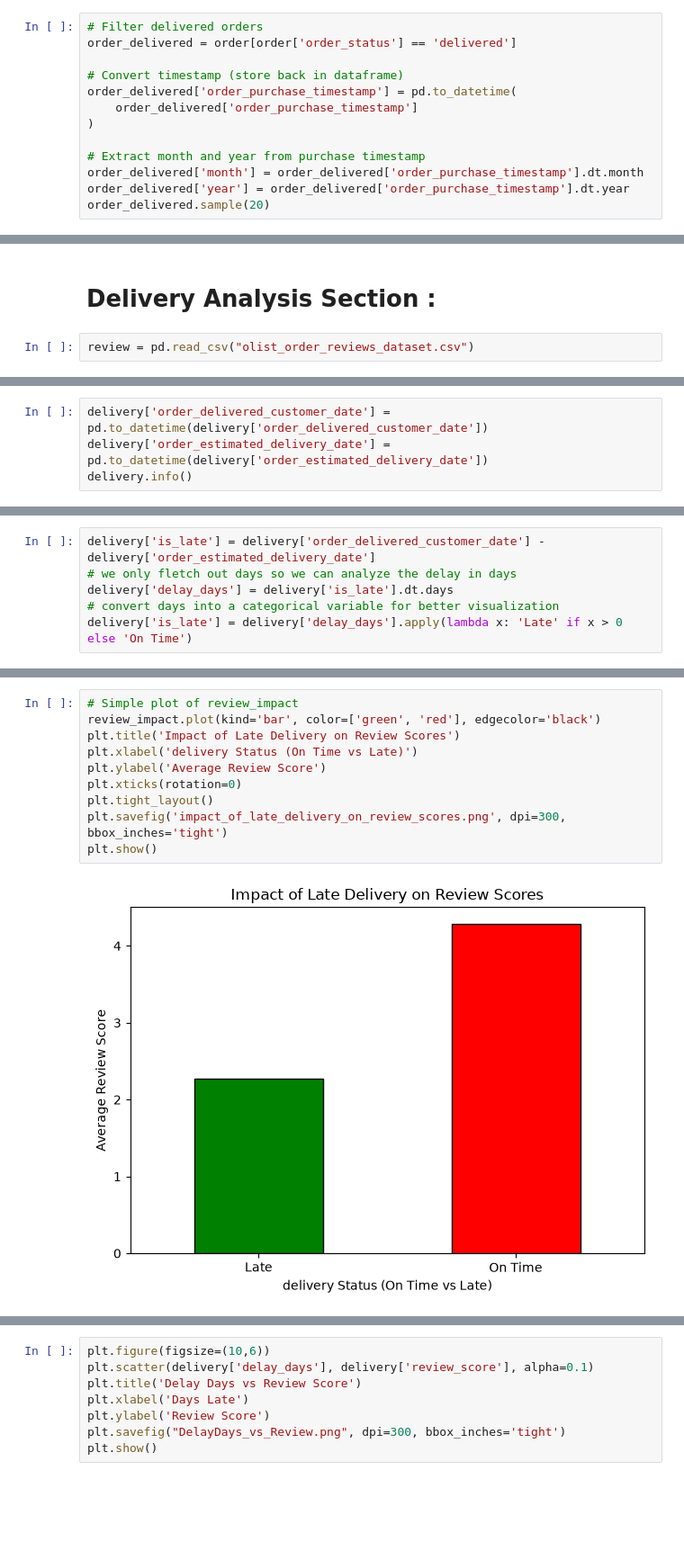
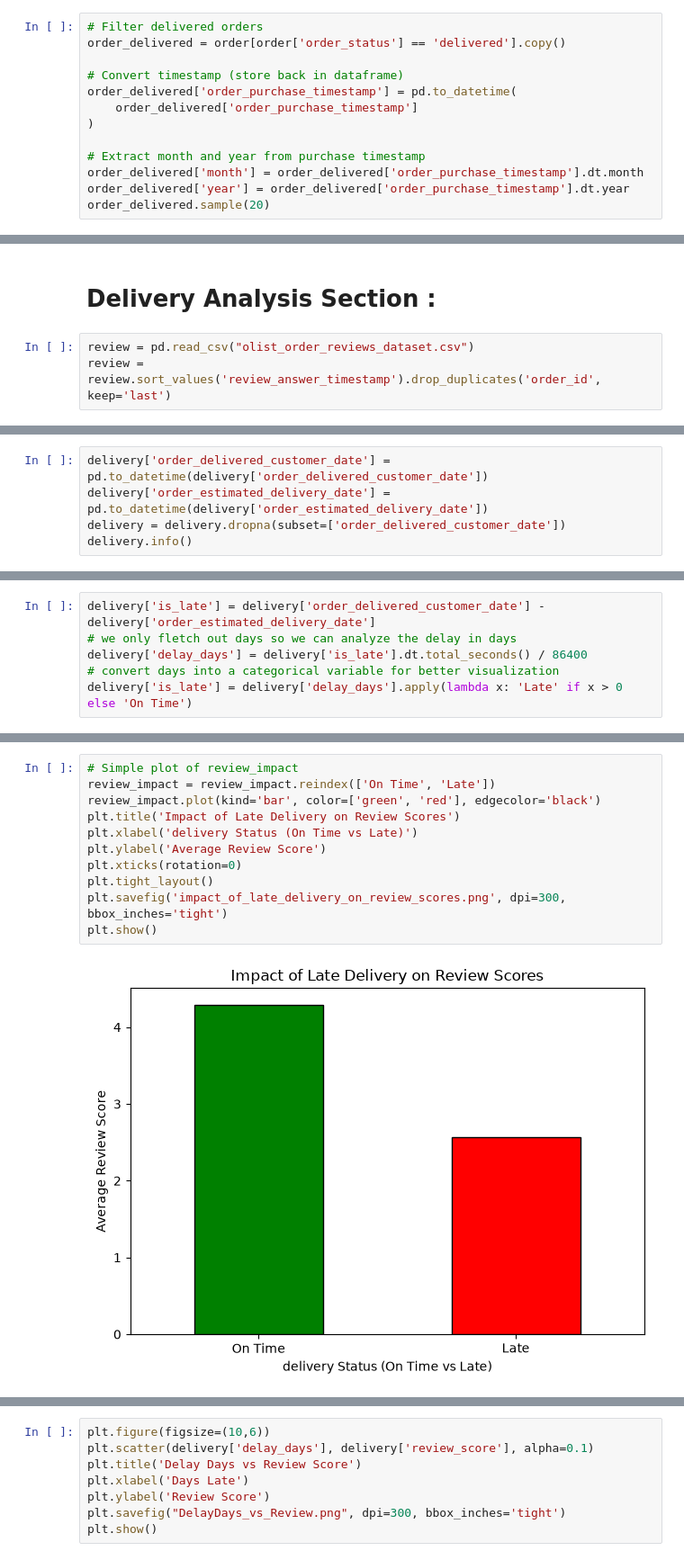
Before and after one commit to Deepanshujha2911/Olist-ecommerce-business-analysis, a Jupyter notebook: main.ipynb, the cells around one changed output, grey strips where cells are left out. Shown at 90% size. Saved outputs shown, nothing was run; the diff lists cells and outputs as text; blank space fills up the shorter version.

```diff
--- a/main.ipynb
+++ b/main.ipynb
@@ -480,6 +455,6 @@ order.sample(20)
 # %%
 # Filter delivered orders
-order_delivered = order[order['order_status'] == 'delivered']
+order_delivered = order[order['order_status'] == 'delivered'].copy()
 
 # Convert timestamp (store back in dataframe)
 order_delivered['order_purchase_timestamp'] = pd.to_datetime(
@@ -672,6 +645,7 @@ Credit cards are the primary payment method for the vast majority of transaction
 # Delivery Analysis Section :
 # %%
 review = pd.read_csv("olist_order_reviews_dataset.csv")
+review = review.sort_values('review_answer_timestamp').drop_duplicates('order_id', keep='last')
 # %%
 delivery=order_delivered.merge(review, on='order_id', how='inner')
 delivery.reset_index(drop=True, inplace=True)
@@ -693,6 +667,7 @@ delivery
 # %%
 delivery['order_delivered_customer_date'] = pd.to_datetime(delivery['order_delivered_customer_date'])
 delivery['order_estimated_delivery_date'] = pd.to_datetime(delivery['order_estimated_delivery_date'])
+delivery = delivery.dropna(subset=['order_delivered_customer_date'])
 delivery.info()
 # %% [output]
 <class 'pandas.DataFrame'>
@@ -715,7 +690,7 @@ memory usage: 30.5 MB
 # %%
 delivery['is_late'] = delivery['order_delivered_customer_date'] - delivery['order_estimated_delivery_date']
 # we only fletch out days so we can analyze the delay in days
-delivery['delay_days'] = delivery['is_late'].dt.days
+delivery['delay_days'] = delivery['is_late'].dt.total_seconds() / 86400
 # convert days into a categorical variable for better visualization
 delivery['is_late'] = delivery['delay_days'].apply(lambda x: 'Late' if x > 0 else 'On Time')
 # %%
@@ -729,15 +704,16 @@ On Time    4.289999
 Name: review_score, dtype: float64
 # %%
 # Simple plot of review_impact
+review_impact = review_impact.reindex(['On Time', 'Late'])
 review_impact.plot(kind='bar', color=['green', 'red'], edgecolor='black')
 plt.title('Impact of Late Delivery on Review Scores')
 plt.xlabel('delivery Status (On Time vs Late)')
 plt.ylabel('Average Review Score')
 plt.xticks(rotation=0)
 plt.tight_layout()
 plt.savefig('impact_of_late_delivery_on_review_scores.png', dpi=300, bbox_inches='tight')
 plt.show()
 # %% [output]
-[figure, old version]
+[figure, new version]
 # %%
 # Create bins for delay duration
```
Also changed, not shown: parts of 33 cells of this notebook.
